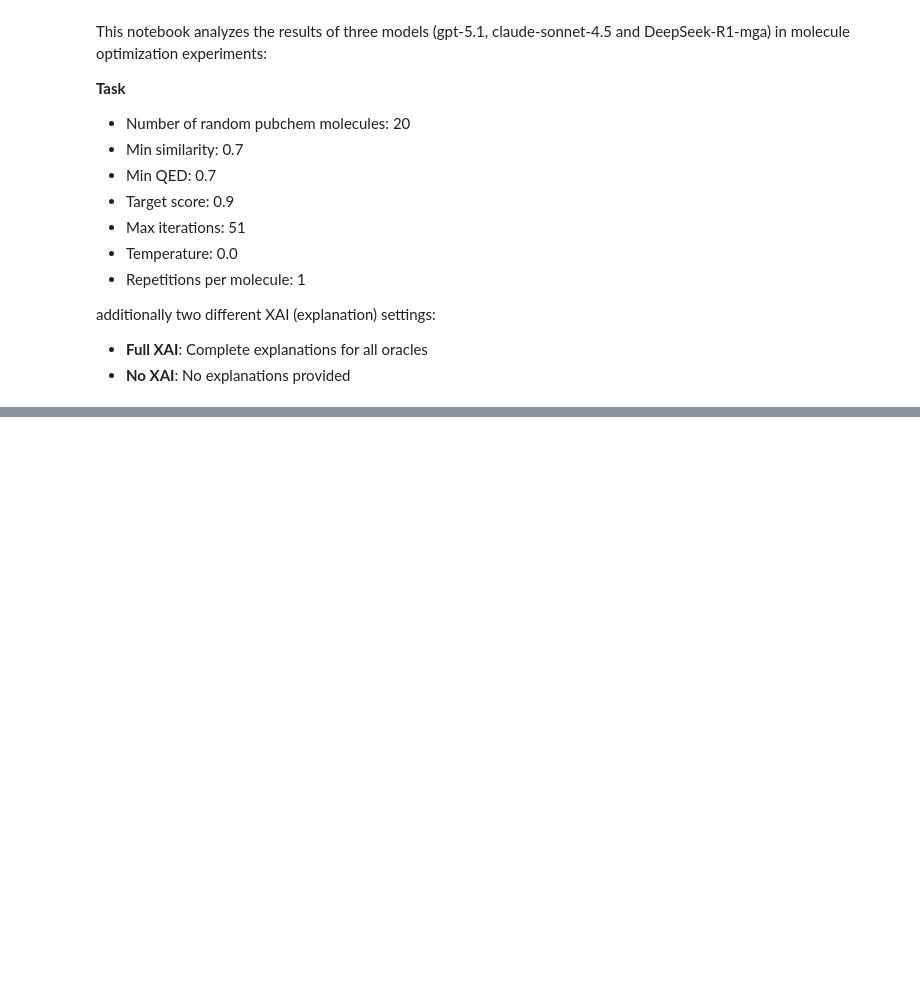
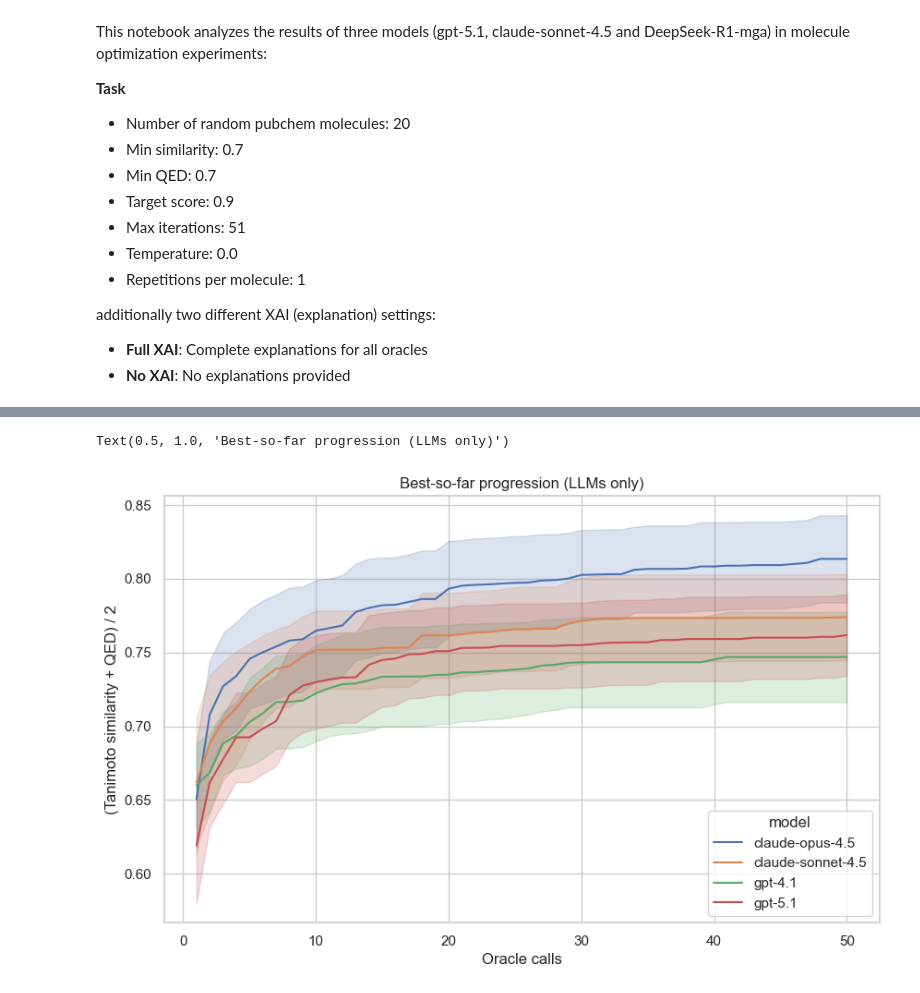
Before and after one commit to FabianKruger/molecule-optimization-agent, a Jupyter notebook: analysis/llm_comparison.ipynb, the cells around one changed output, grey strips where cells are left out. Drawn from its saved outputs; the diff is of its cells as text; code cells hidden in the pictures; blank space fills up the shorter version.

```diff
--- a/analysis/llm_comparison.ipynb
+++ b/analysis/llm_comparison.ipynb
@@ -112,0 +92,26 @@ plt.show()
+# %%
+# Compute best-so-far (cummax needs data sorted by iteration)
+df["best_so_far"] = (
+    df.sort_values("iteration")
+    .groupby(["model", "xai_mode", "target_molecule"])["score"]
+    .cummax()
+)
+
+# Pivot so each run is a column, forward-fill to handle runs ending early
+all_iterations = range(1, df["iteration"].max() + 1)
+df_plot = (
+    df.pivot_table(index="iteration", columns=["model", "xai_mode", "target_molecule"], values="best_so_far")
+    .reindex(all_iterations)
+    .ffill()
+    .melt(ignore_index=False)
+    .reset_index()
+)
+
+# Plot with seaborn (mean + 95% CI, deterministic via SE * 1.96)
+sns.lineplot(data=df_plot, x="iteration", y="value", hue="model", errorbar=('se', 1.96))
+plt.xlabel("Oracle calls")
+plt.ylabel("(Tanimoto similarity + QED) / 2")
+plt.title("Best-so-far progression (LLMs only)")
+# %% [output]
+Text(0.5, 1.0, 'Best-so-far progression (LLMs only)')
+[figure, added]
```
Also changed, not shown: parts of 15 cells of this notebook.
